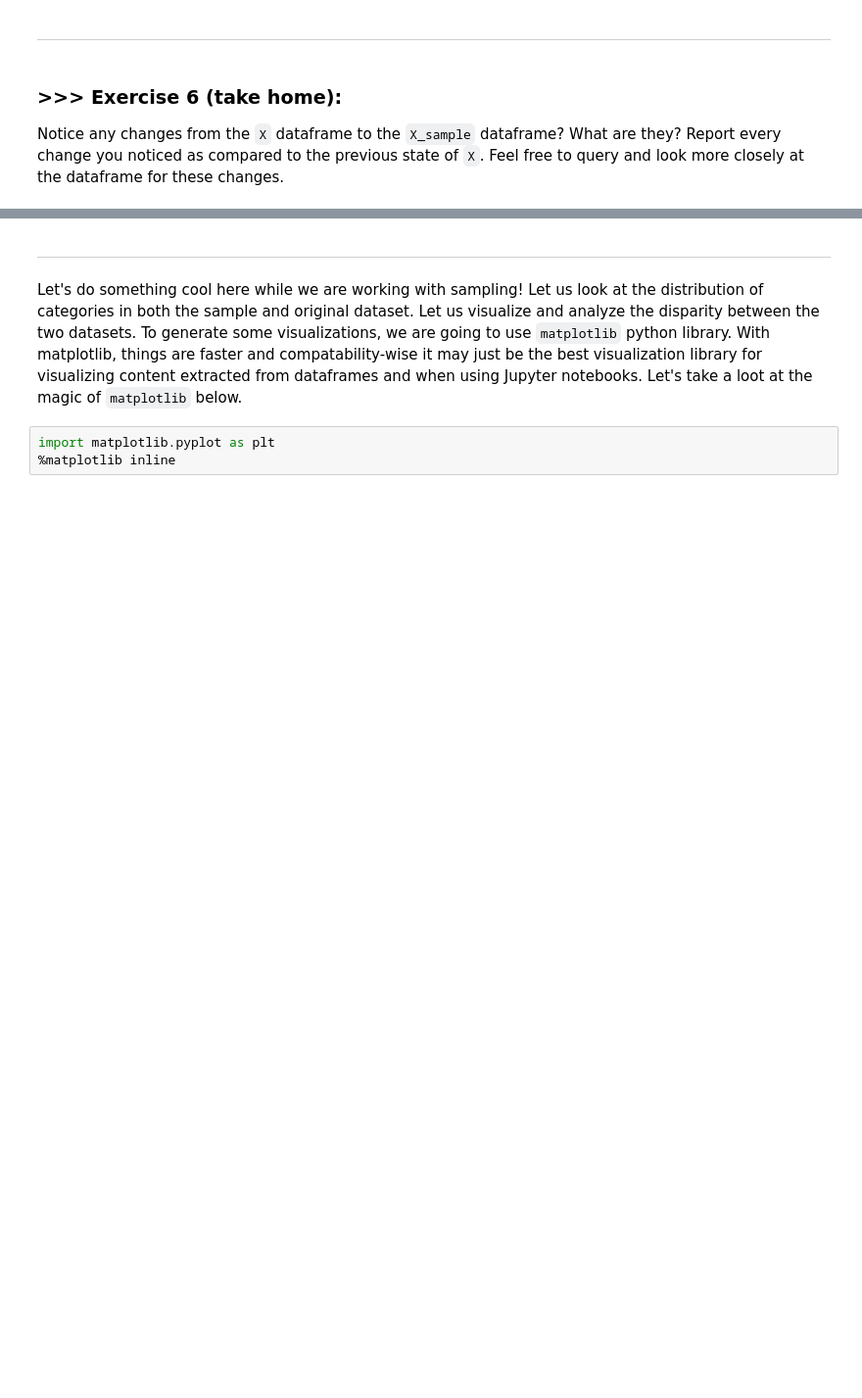
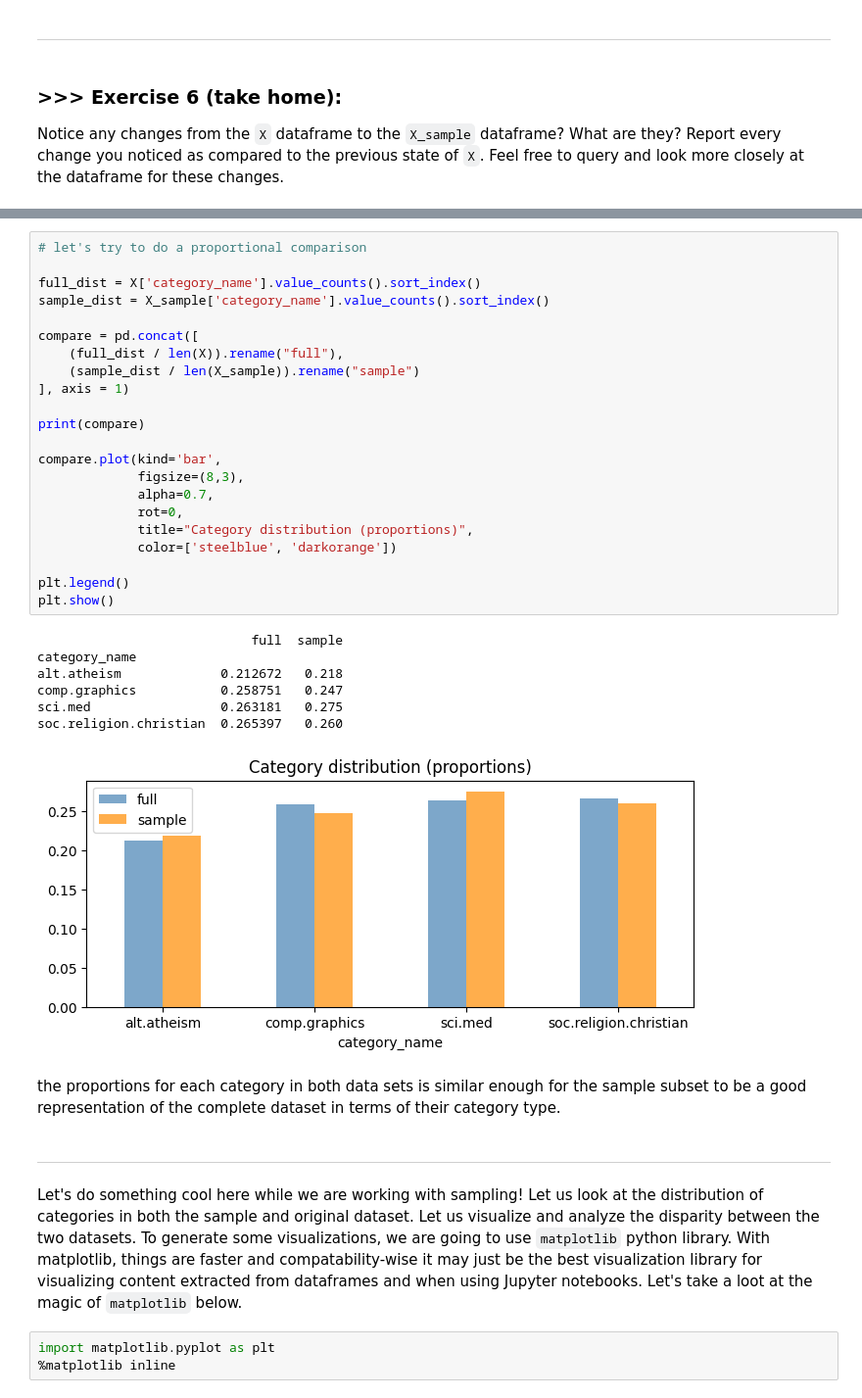
Before and after one commit to momo-the-cat/DM2025-Lab1-Exercise, a Jupyter notebook: DM2025-Lab1-Master.ipynb, the cells around one changed output, grey strips where cells are left out. Shown at 98% size. Cells and saved outputs as stored; diff of their text form; blank space fills up the shorter version.

```diff
--- a/DM2025-Lab1-Master.ipynb
+++ b/DM2025-Lab1-Master.ipynb
@@ -668,3 +938,35 @@ Notice any changes from the `X` dataframe to the `X_sample` dataframe? What are
+# %%
+# let's try to do a proportional comparison
+
+full_dist = X['category_name'].value_counts().sort_index()
+sample_dist = X_sample['category_name'].value_counts().sort_index()
+
+compare = pd.concat([
+    (full_dist / len(X)).rename("full"),
+    (sample_dist / len(X_sample)).rename("sample")
+], axis = 1)
+
+print(compare)
+
+compare.plot(kind='bar',
+             figsize=(8,3),
+             alpha=0.7,
+             rot=0,
+             title="Category distribution (proportions)",
+             color=['steelblue', 'darkorange'])
+
+plt.legend()
+plt.show()
+# %% [output]
+                            full  sample
+category_name
+alt.atheism             0.212672   0.218
+comp.graphics           0.258751   0.247
+sci.med                 0.263181   0.275
+soc.religion.christian  0.265397   0.260
+[figure, added]
+# %% [markdown]
+the proportions for each category in both data sets is similar enough for the sample subset to be a good representation of the complete dataset in terms of their category type.
 # %% [markdown]
 ---
 # %% [markdown]
```
Also changed, not shown: parts of 80 cells of this notebook, 7 other files.
